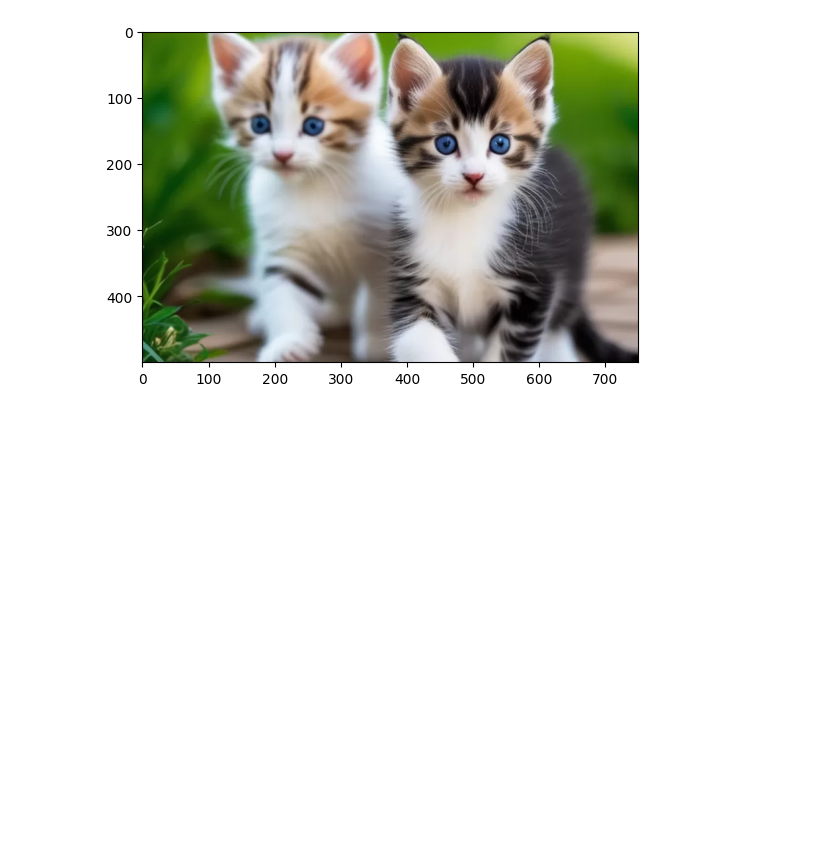
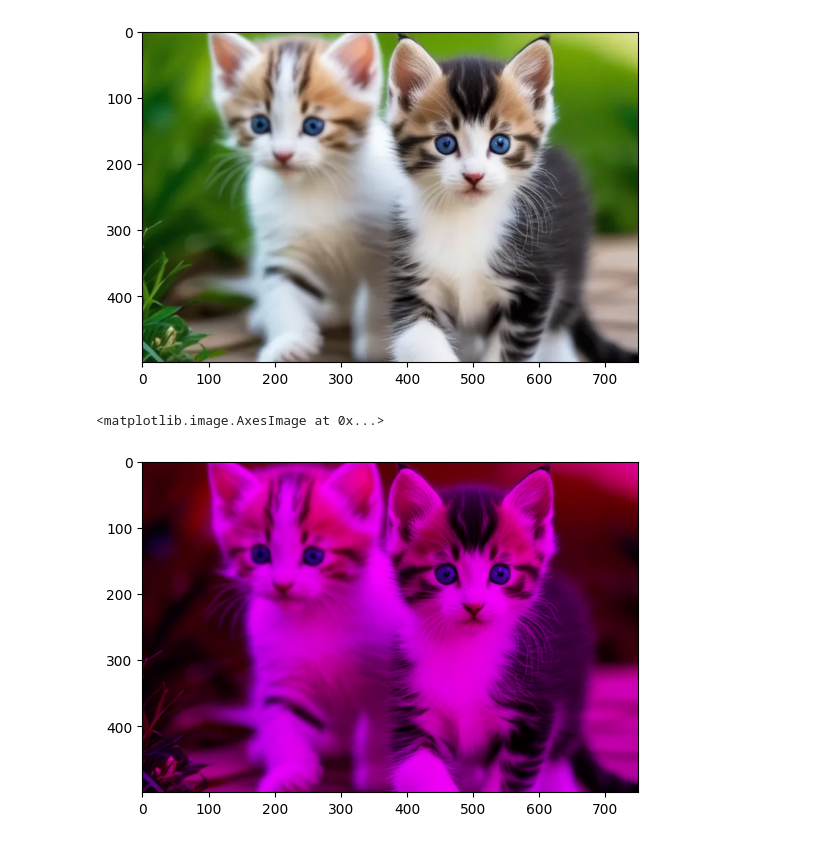
Before and after one commit to langodayyy/pcvk, a Jupyter notebook: pcvk_week2.ipynb, the cells around one changed output. Saved outputs shown, nothing was run; the diff lists cells and outputs as text; code cells hidden in the pictures; blank space fills up the shorter version.

```diff
--- a/pcvk_week2.ipynb
+++ b/pcvk_week2.ipynb
@@ -180,3 +167,11 @@ plt.imshow(image_rgb)
 # %% [output]
 <matplotlib.image.AxesImage at 0x...>
 [figure]
+# %%
+#red-blue cahnnel
+red_blue = image_rgb.copy()
+red_blue[:, :, 1] = 0
+plt.imshow(red_blue)
+# %% [output]
+<matplotlib.image.AxesImage at 0x...>
+[figure, added]
```
Also changed, not shown: parts of 10 cells of this notebook.
